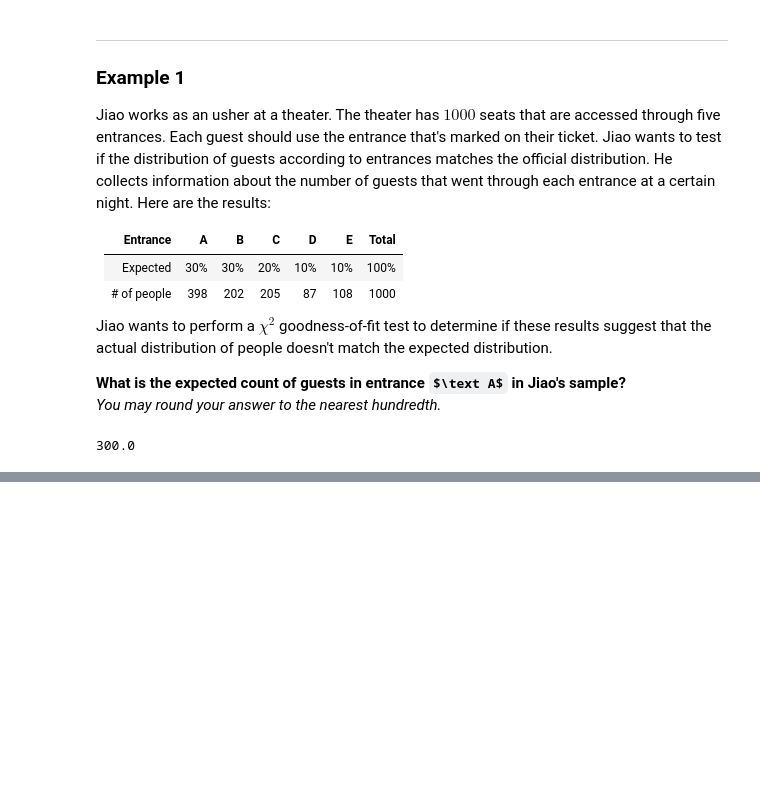
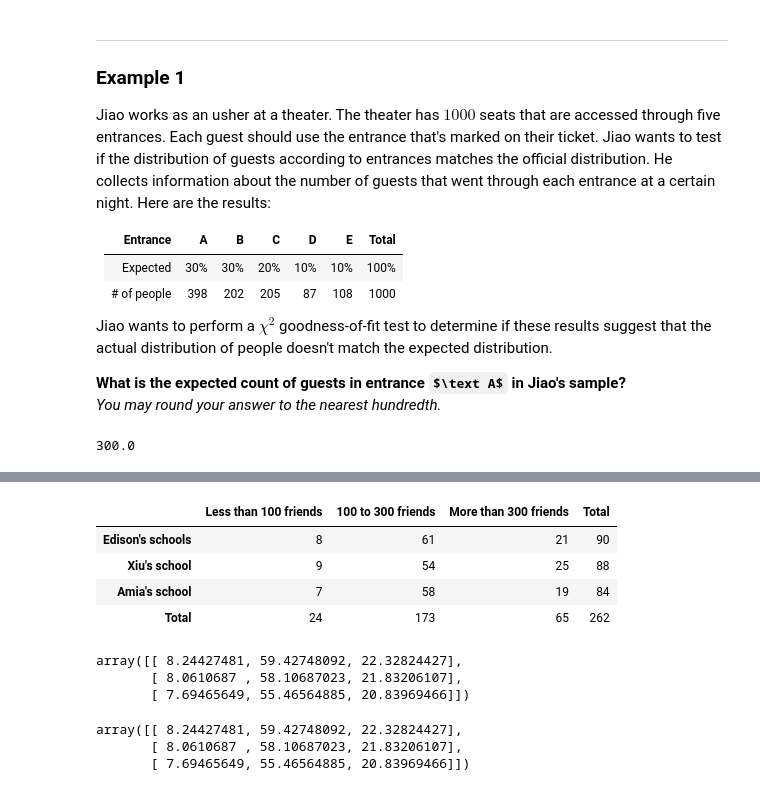
Before and after one commit to ZacksAmber/-probability-and-statistics, a Jupyter notebook: chi-square_test.ipynb, the cells around one changed output, grey strips where cells are left out. Saved outputs shown, nothing was run; the diff lists cells and outputs as text; code cells hidden in the pictures; some formulas as TeX source; blank space fills up the shorter version.

```diff
--- a/chi-square_test.ipynb
+++ b/chi-square_test.ipynb
@@ -86,0 +319,42 @@ p-value = 0.41
+# %%
+# data
+df = pd.DataFrame(
+    {'Less than 100 friends': [8, 9, 7],
+     '100 to 300 friends': [61, 54, 58],
+     'More than 300 friends': [21, 25, 19]},
+    index = ["Edison's schools", "Xiu's school", "Amia's school"]
+)
+df_copy = df.copy()
+df_copy['Total'] = df_copy.sum(axis=1)  # calculate Total by columns
+df_copy.loc['Total'] = df_copy.sum(axis=0)  # calculate Total by rows
+df_copy
+# %% [output]
+|  | Less than 100 friends | 100 to 300 friends | More than 300 friends | Total |
+| Edison's schools | 8 | 61 | 21 | 90 |
+| Xiu's school | 9 | 54 | 25 | 88 |
+| Amia's school | 7 | 58 | 19 | 84 |
+| Total | 24 | 173 | 65 | 262 |
+# %%
+# manually calculate expected by pandas
+p = df.sum() / df.sum().sum()
+expected = df.sum(axis=1).to_numpy()[:, None] * p.to_numpy()
+
+expected
+# %% [output]
+array([[ 8.24427481, 59.42748092, 22.32824427],
+       [ 8.0610687 , 58.10687023, 21.83206107],
+       [ 7.69465649, 55.46564885, 20.83969466]])
+# %%
+# OR manually calculate expected by numpy
+observed = np.array([[8, 61, 21], [9, 54, 25], [7, 58, 19]])
+
+# calculate total, p, expected manually
+total = observed.sum(axis=1)
+p = observed.sum(axis=0) / observed.sum()
+expected = total[:, None] * p  # convert total from 1D to 2D, then multiply them
+
+expected
+# %% [output]
+array([[ 8.24427481, 59.42748092, 22.32824427],
+       [ 8.0610687 , 58.10687023, 21.83206107],
+       [ 7.69465649, 55.46564885, 20.83969466]])
```
Also changed, not shown: parts of 40 cells of this notebook, 2 other files.
